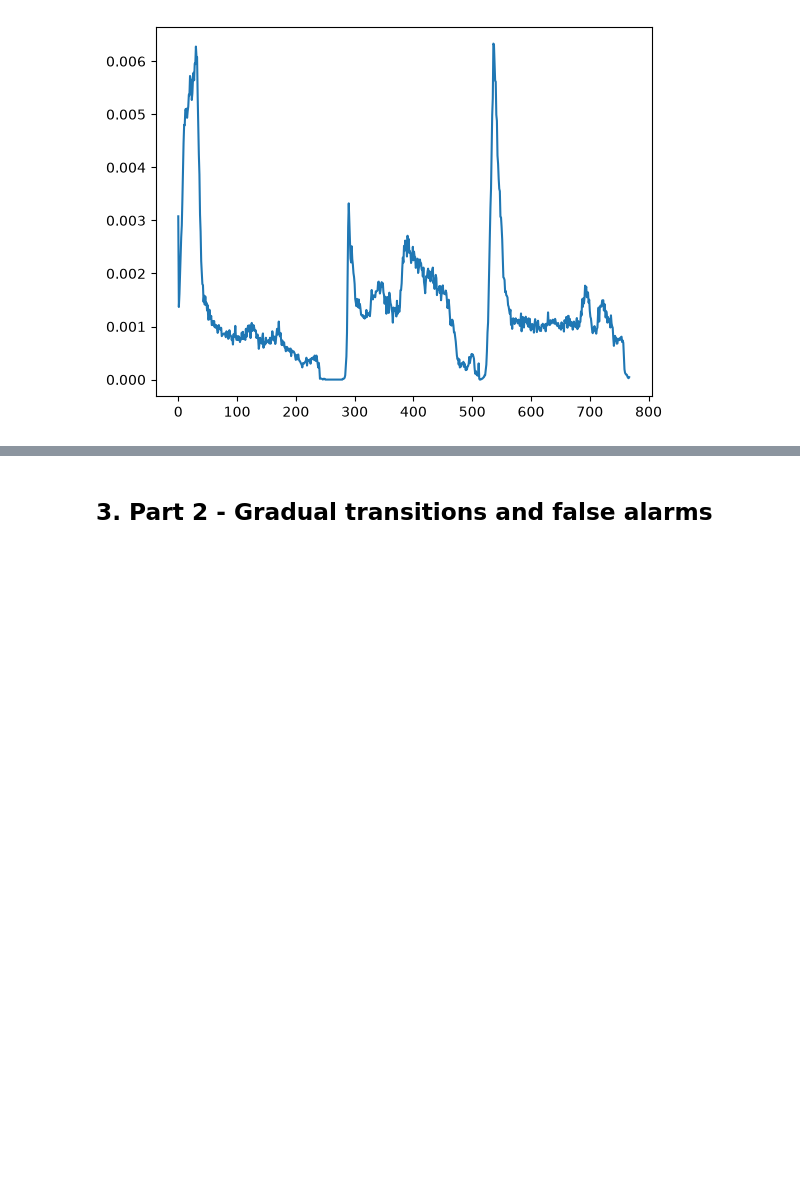
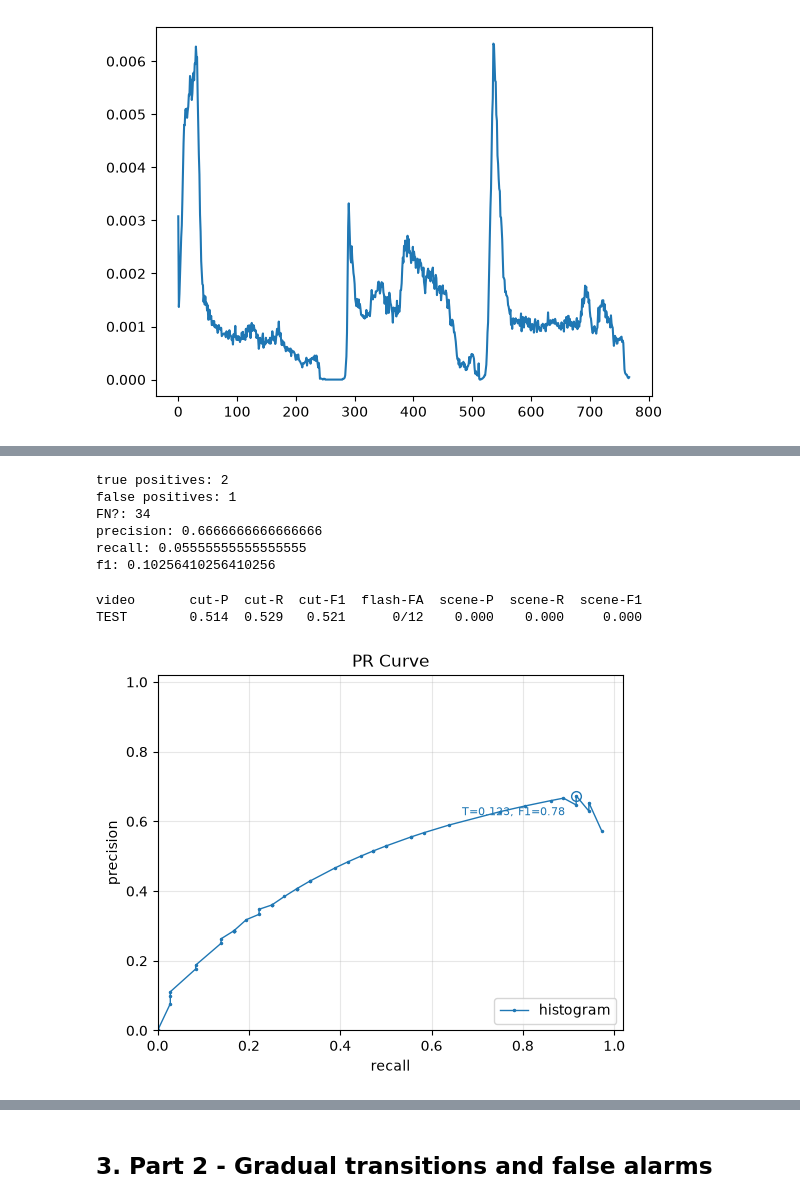
Before and after one commit to xisquinha/starter_code, a Jupyter notebook: 73287_73986/report.ipynb, the cells around one changed output, grey strips where cells are left out. Saved outputs shown, nothing was run; the diff lists cells and outputs as text; code cells hidden in the pictures; blank space fills up the shorter version.

```diff
--- a/73287_73986/report.ipynb
+++ b/73287_73986/report.ipynb
@@ -85,0 +87,68 @@ print()
+# %%
+import metrics
+
+transitions = [ #exemplo de quais cuts detetamos
+  {"type": "cut", "start": 74, "end": 74},
+  {"type": "cut", "start": 100, "end": 101},
+    {"type": "cut", "start": 188, "end": 188}]
+
+# Exemplo para um vídeo ou somando os dev videos:
+pred_cuts = [t["start"] for t in transitions]
+gt_cuts = [t["start"] for t in data["transitions"]]
+
+tp, fp, fn = metrics.match_cuts(gt_cuts, pred_cuts)
+precision, recall, f1 = metrics.precision_recall_f1(tp, fp, fn)
+
+print("true positives:", tp)
+print("false positives:", fp)
+print("FN?:", fn)
+
+print("precision:", precision)
+print("recall:", recall)
+print("f1:", f1)
+# %% [output]
+true positives: 2
+false positives: 1
+FN?: 34
+precision: 0.6666666666666666
+recall: 0.05555555555555555
+f1: 0.10256410256410256
+# %%
+with open("../input/dev_02.json", "r") as file:
+  data2 = json.load(file)
+
+cuts = data # como ainda nao temos os cuts mete se o data so para testar
+#o objetivo é ir ao tp1.py preencher o process_video que retorna (transitions, scenes)  e depois usar as transitions acho eu
+
+# avalia os 2 videos
+dict_dev1 = metrics.evaluate_video(data, cuts)
+dict_dev2 = metrics.evaluate_video(data2, cuts)
+
+
+sum = metrics.sum_counts([dict_dev1, dict_dev2])
+
+metrics.print_table([("TEST", sum)])
+# %% [output]
+video       cut-P  cut-R  cut-F1  flash-FA  scene-P  scene-R  scene-F1
+TEST        0.514  0.529   0.521      0/12    0.000    0.000     0.000
+# %%
+import numpy as np
+import metrics
+import plotting
+
+gt_cuts = [t["start"] for t in data["transitions"]]
+
+curves = {"histogram": []}
+
+for T in np.linspace(0.05, 0.95, 50):
+
+    pred_cuts = [i + 1 for i, val in enumerate(d_hist) if val > T]
+
+    tp, fp, fn = metrics.match_cuts(gt_cuts, pred_cuts)
+    p, r, f1 = metrics.precision_recall_f1(tp, fp, fn)
+
+    curves["histogram"].append((T, p, r))
+
+fig = plotting.plot_pr_curve(curves, title="PR Curve")
+# %% [output]
+[figure, added]
```
Also changed, not shown: parts of 5 cells of this notebook, 3 other files.
